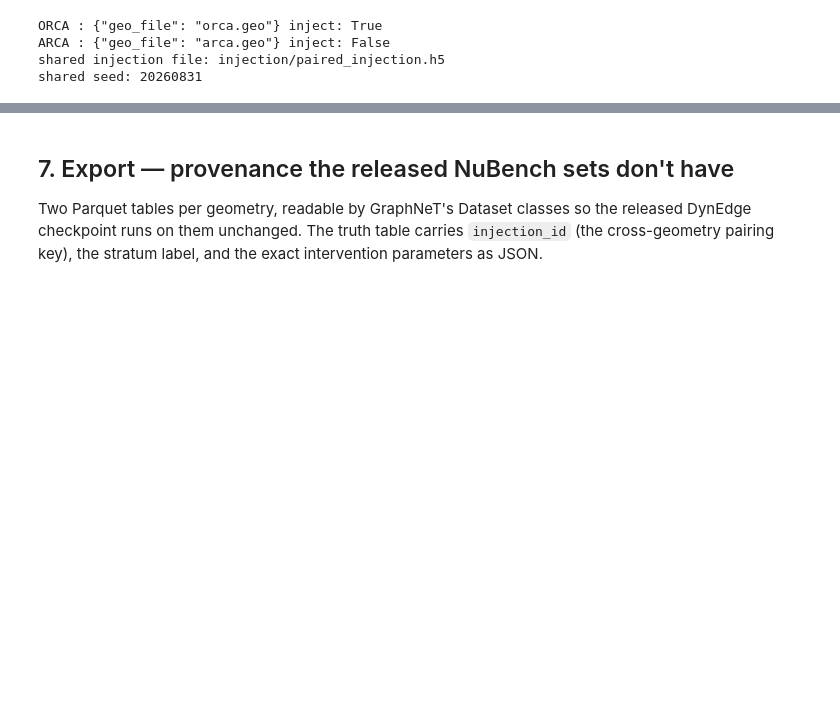
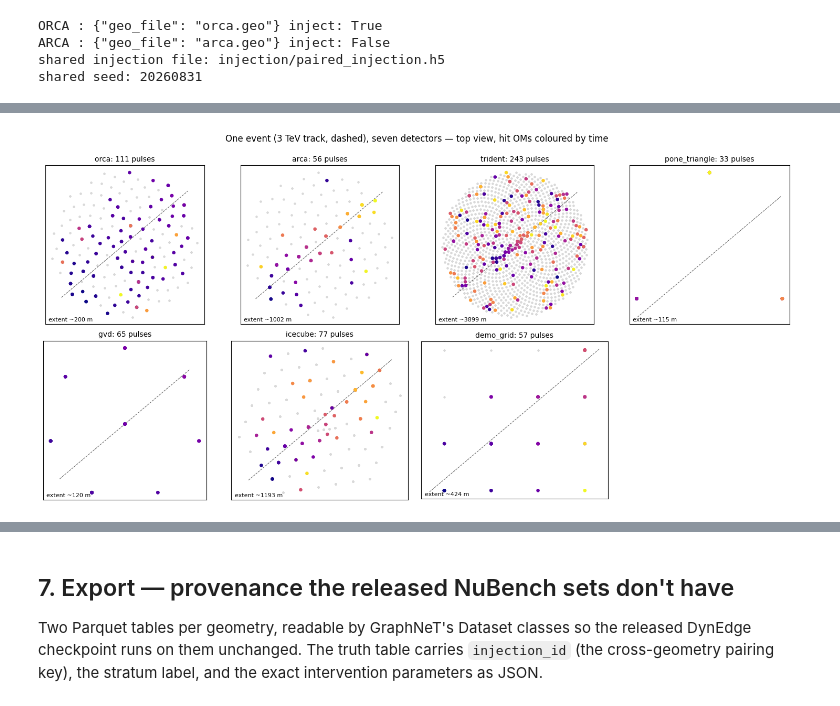
Before and after one commit to seanxia8/ORACLE, a Jupyter notebook: notebooks/oracle_paired_dataset_tutorial.ipynb, the cells around one changed output, grey strips where cells are left out. Cells and saved outputs as stored; diff of their text form; code cells hidden in the pictures; blank space fills up the shorter version.

```diff
--- a/notebooks/oracle_paired_dataset_tutorial.ipynb
+++ b/notebooks/oracle_paired_dataset_tutorial.ipynb
@@ -202,0 +219,14 @@ shared seed: 20260831
+# %%
+GEOS = ["orca", "arca", "trident", "pone_triangle", "gvd", "icecube"]
+geoms = {n: DetectorGeometry.bundled(n).centered() for n in GEOS}
+geoms["demo_grid"] = DetectorGeometry.demo_grid(4, 12).centered()
+
+truth = dict(energy_gev=3e3, zenith_rad=1.2, azimuth_rad=0.7)
+paired = {}
+print(f"{'geometry':14s} {'OMs':>6s} {'spacing[m]':>10s} {'extent[m]':>9s} {'photons':>8s} {'pulses':>7s} {'charge':>8s} {'spread[ns]':>10s}")
+for name, g in geoms.items():
+    ph = toy_track(0, g, vertex_m=np.zeros(3), rng=2026, absolute_acceptance=True, **truth)
+    p = emulate_response(ph, g, cfg, rng=7)
+    paired[name] = (g, ph, p)
+    print(f"{name:14s} {g.n_om:6d} {g.median_string_spacing_m:10.1f} {g.footprint_extent_m:9.0f} "
+          f"{ph.n_photons:8d} {p.n_pulses:7d} {p.total_charge_pe:8.1f} {p.time_spread_ns:10.1f}")
@@ -202,0 +242,19 @@ shared seed: 20260831
+# %%
+fig, axes = plt.subplots(2, 4, figsize=(15, 7.2))
+d = np.array([np.sin(truth["zenith_rad"]) * np.cos(truth["azimuth_rad"]),
+              np.sin(truth["zenith_rad"]) * np.sin(truth["azimuth_rad"])])
+for ax, (name, (g, ph, p)) in zip(axes.ravel(), paired.items()):
+    ax.scatter(g.positions_m[:, 0], g.positions_m[:, 1], s=2, color="0.85")
+    if p.n_pulses:
+        pos = g.positions_m[p.om_id]
+        sc = ax.scatter(pos[:, 0], pos[:, 1], s=14, c=p.t_ns, cmap="plasma", zorder=3)
+    L = g.footprint_extent_m * 0.6
+    ax.plot([-L * d[0], L * d[0]], [-L * d[1], L * d[1]], "k--", lw=0.8, alpha=0.6)
+    ax.set_title(f"{name}: {p.n_pulses} pulses", fontsize=10)
+    ax.set_aspect("equal"); ax.set_xticks([]); ax.set_yticks([])
+    ax.text(0.02, 0.02, f"extent ~{g.footprint_extent_m:.0f} m", transform=ax.transAxes, fontsize=8)
+axes.ravel()[-1].axis("off")
+fig.suptitle("One event (3 TeV track, dashed), seven detectors — top view, hit OMs coloured by time", y=0.99)
+plt.tight_layout(); plt.show()
+# %% [output]
+[figure, added]
```
Also changed, not shown: parts of 6 cells of this notebook, 11 other files.
